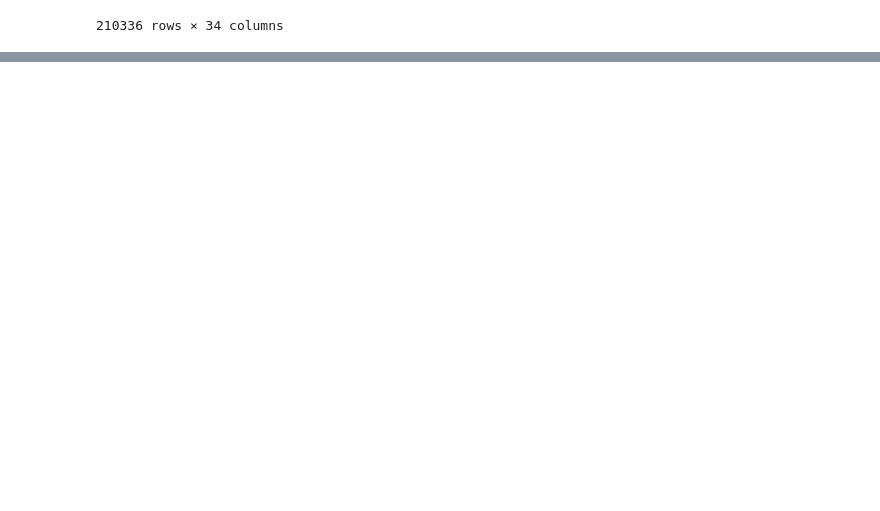
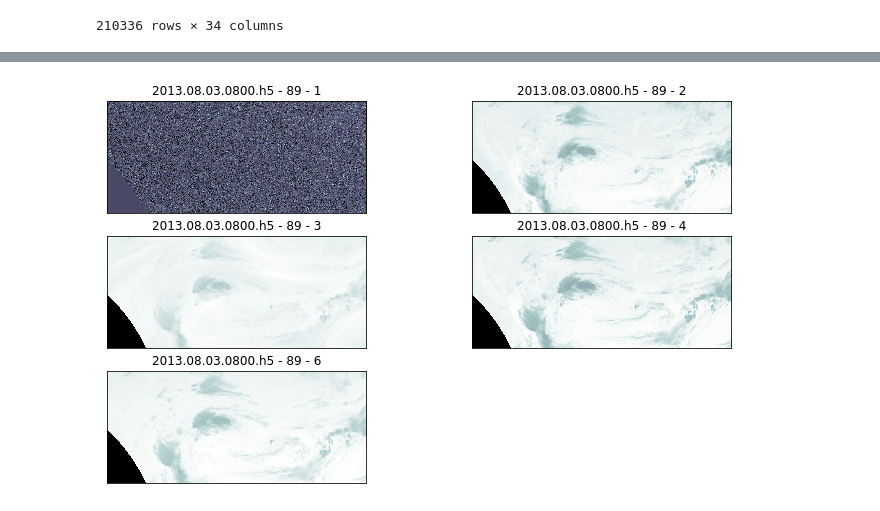
Before and after one commit to raghavgupta0296/IFT-6759-Team-13, a Jupyter notebook: Data Explore.ipynb, the cells around one changed output, grey strips where cells are left out. Saved outputs shown, nothing was run; the diff lists cells and outputs as text; code cells hidden in the pictures; blank space fills up the shorter version.

```diff
--- a/Data Explore.ipynb
+++ b/Data Explore.ipynb
@@ -343,0 +404,26 @@ AttributeError: 'PlotAccessor' object has no attribute 'boxplot'
+# %%
+import random
+
+fig=plt.figure(figsize=(12, 12))
+columns = 2; rows = 5
+ind = 0
+for i in range(1, columns):
+    r = random.randint(0,len(dataset))
+    for channel in [1,2,3,4,6]:
+        ind+=1
+        explore = dataset.iloc[r][['ncdf_path','hdf5_16bit_path','hdf5_16bit_offset']]
+        hdf5_path = explore['hdf5_16bit_path']
+        hdf5_offset = explore['hdf5_16bit_offset']  # this would correspond to: 2010.06.01.0800 + (32)*15min = 2010.06.01.1600
+        with h5py.File(hdf5_path, "r") as h5_data:
+          ch1_data = fetch_hdf5_sample("ch"+str(channel), h5_data, hdf5_offset)
+        fig.add_subplot(rows, columns, ind)
+        try:
+            plt.title(hdf5_path.split("/")[-1] + " - " + str(hdf5_offset) + " - " + str(channel))
+            plt.xticks([])
+            plt.yticks([])
+            plt.imshow(ch1_data, origin='lower',cmap='bone')
+        except:
+            print("maybe corrupted: ", hdf5_path + " - " + str(hdf5_offset))
+plt.show()
+# %% [output]
+[figure, added]
```
Also changed, not shown: parts of 14 cells of this notebook, 1 other file.
